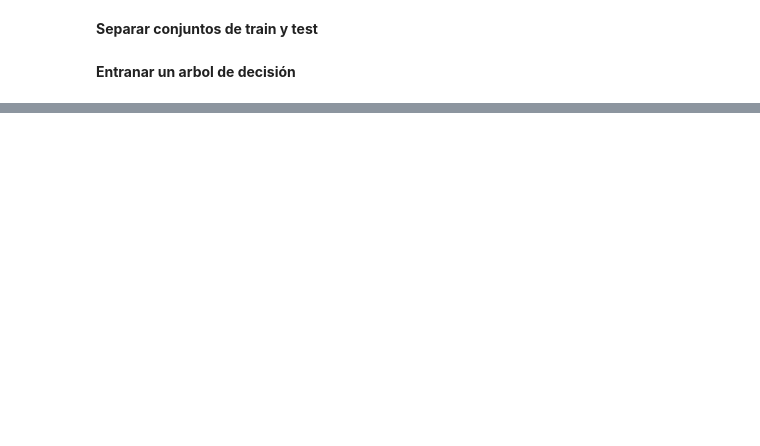
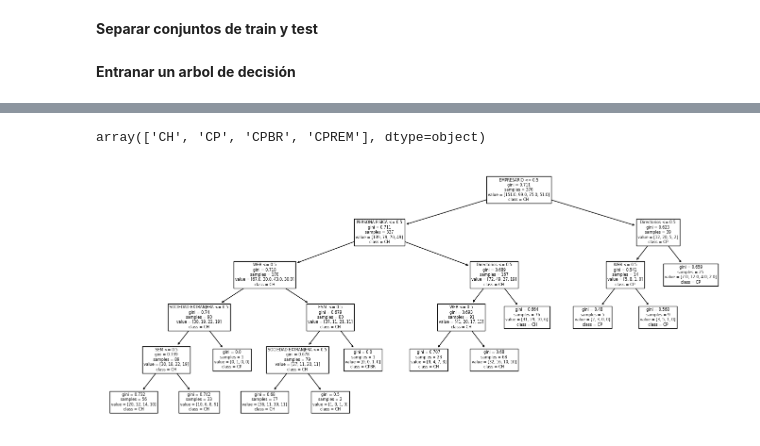
Before and after one commit to cperezh/segmentacion_clientes, a Jupyter notebook: M4 Desarrollo.ipynb, the cells around one changed output, grey strips where cells are left out. Saved outputs shown, nothing was run; the diff lists cells and outputs as text; code cells hidden in the pictures; blank space fills up the shorter version.

```diff
--- a/M4 Desarrollo.ipynb
+++ b/M4 Desarrollo.ipynb
@@ -1269,3 +1275,3 @@ Name: 6389279, dtype: object
 # %%
-X = df_clientes_csv_rfm_with_label[["CANAL_REGISTRO"]]
+X = df_clientes_csv_rfm_with_label[["CANAL_REGISTRO", "FORMAJURIDICA"]]
 y = df_clientes_csv_rfm_with_label["class_desc_short"]
@@ -1288,3 +1278,3 @@ X.reset_index().pivot(index="ID",columns="CANAL_REGISTRO")
 # %%
 encoder = OneHotEncoder(sparse_output=False)
-X_encoded = encoder.fit_transform(X[['CANAL_REGISTRO', 'FORMAJURIDICA',"SECTOR","ESTADO","DEPARTAMENTO","TAMAÑO","ANTIGUEDAD"]])
+X_encoded = encoder.fit_transform(X)
@@ -1300,7 +1281,9 @@ array([0., 0., 1., 0., 0., 0., 1., 0., 0., 0., 0., 0., 0., 0., 0., 0., 0.,
+# %%
+features = np.concatenate(encoder.categories_)
 # %% [markdown]
 **Separar conjuntos de train y test**
 # %%
-X_train, X_test, y_train, y_test = train_test_split(X, y, test_size=0.33, random_state=42)
+X_train, X_test, y_train, y_test = train_test_split(X_encoded, y, test_size=0.33, random_state=42)
 # %% [markdown]
 **Entranar un arbol de decisión**
 # %%
@@ -1312,0 +1296,9 @@ ValueError: could not convert string to float: 'WEB'
+# %%
+clf.classes_
+# %% [output]
+array(['CH', 'CP', 'CPBR', 'CPREM'], dtype=object)
+# %%
+plt.figure(figsize=(17,7))
+tree.plot_tree(clf, feature_names=features, class_names=clf.classes_);
+# %% [output]
+[figure, added]
```
Also changed, not shown: parts of 15 cells of this notebook, 2 other files.
